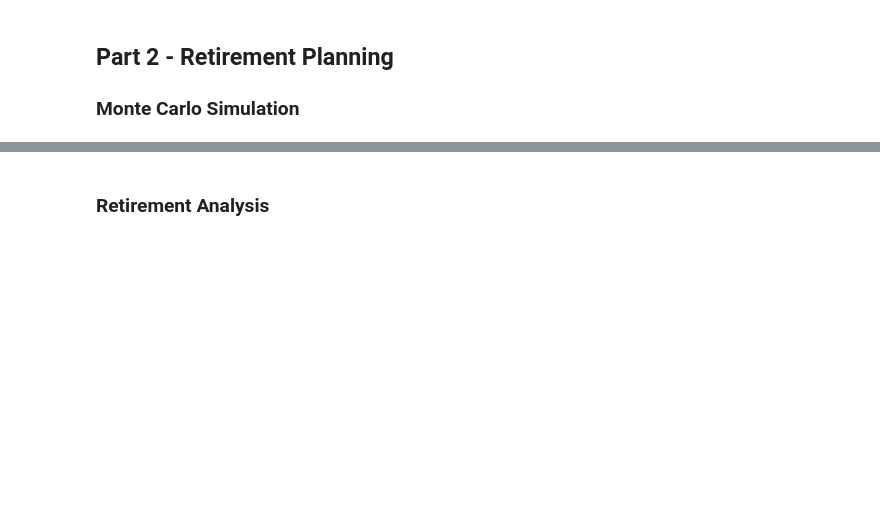
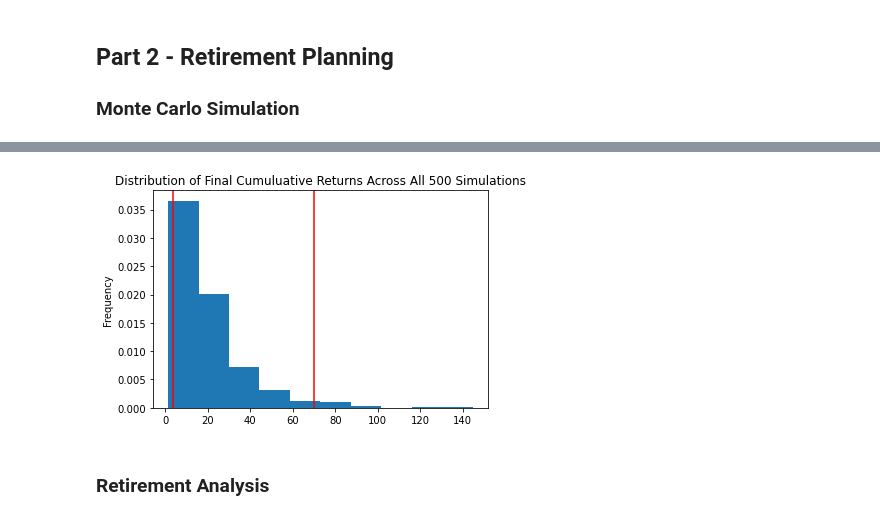
Before and after one commit to mmfsb/APIs_Homework, a Jupyter notebook: Starter_Code/financial-planner.ipynb, the cells around one changed output, grey strips where cells are left out. Cells and saved outputs as stored; diff of their text form; code cells hidden in the pictures; blank space fills up the shorter version.

```diff
--- a/Starter_Code/financial-planner.ipynb
+++ b/Starter_Code/financial-planner.ipynb
@@ -251,6 +315,8 @@ df_stock_data.head()
 # %%
 # Plot probability distribution and confidence intervals
-# YOUR CODE HERE!
+distribution_confidence_intervals_plot = MC_thirty_year.plot_distribution()
+# %% [output]
+[figure, added]
 # %% [markdown]
 ### Retirement Analysis
 # %%
```
Also changed, not shown: parts of 17 cells of this notebook.
